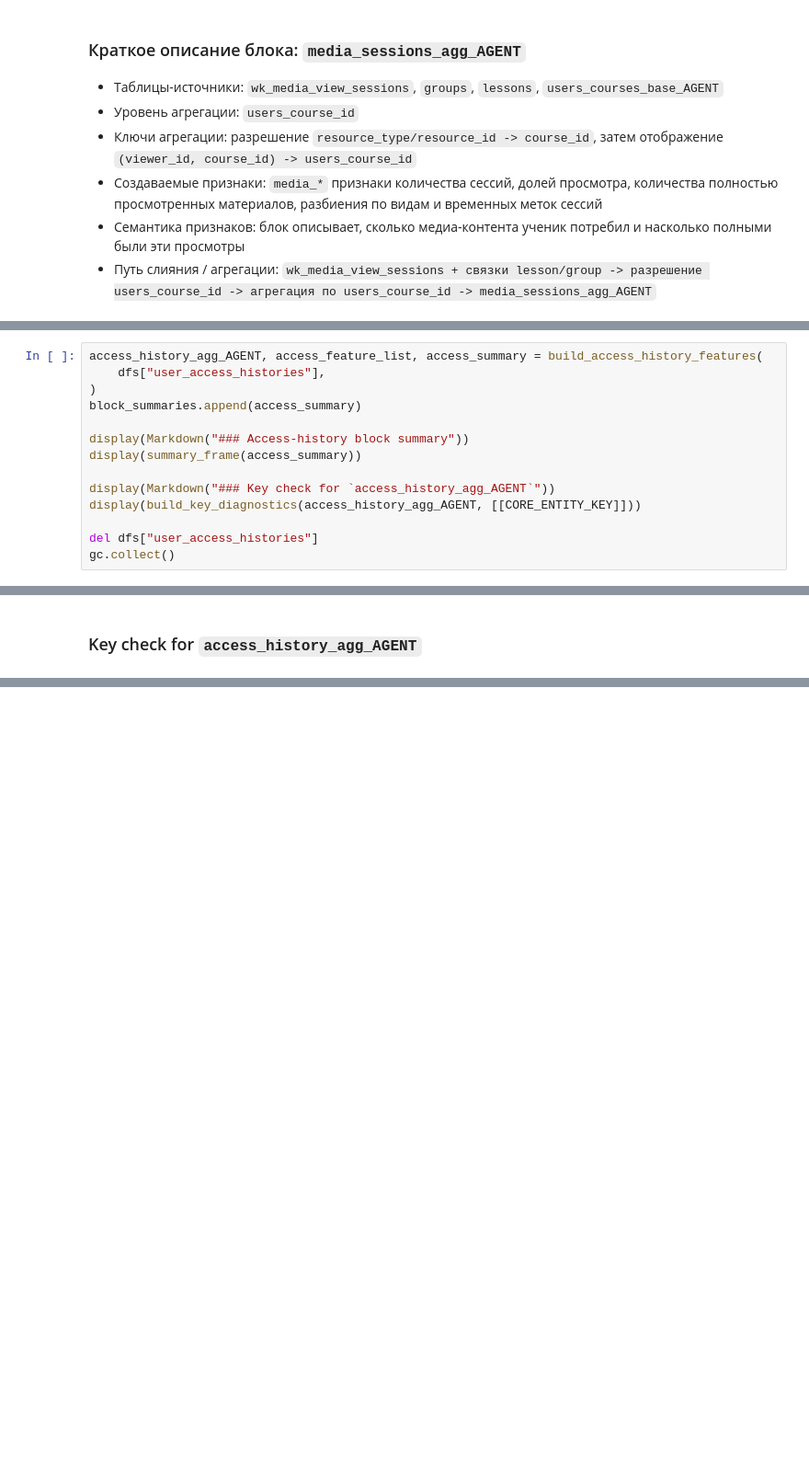
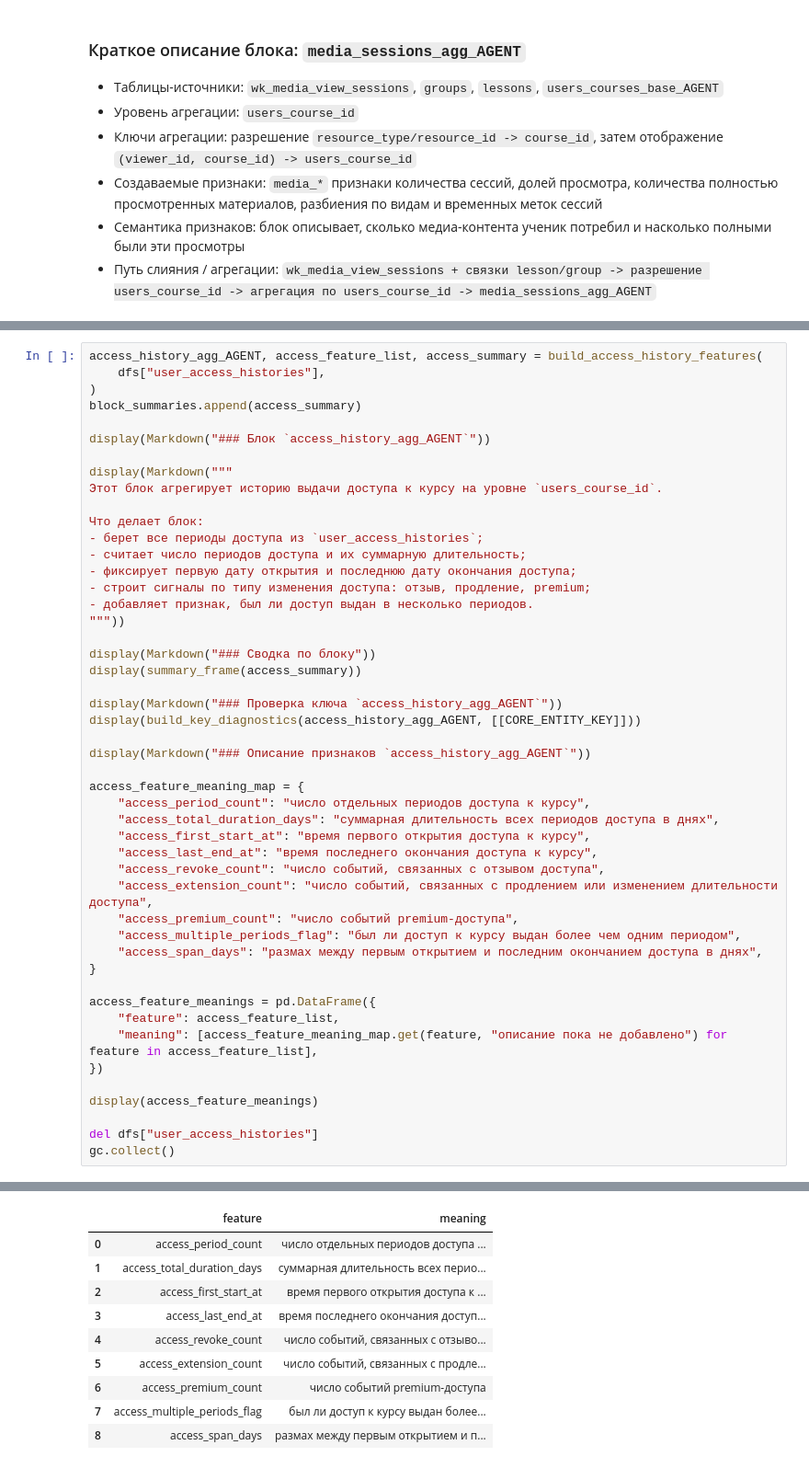
Before and after one commit to AntonDudDm/Xakaton, a Jupyter notebook: notebooks/preprocessing.ipynb, the cells around one changed output, grey strips where cells are left out. Shown at 92% size. Cells and saved outputs as stored; diff of their text form; blank space fills up the shorter version.

```diff
--- a/notebooks/preprocessing.ipynb
+++ b/notebooks/preprocessing.ipynb
@@ -2087,11 +2252,45 @@ access_history_agg_AGENT, access_feature_list, access_summary = build_access_his
 )
 block_summaries.append(access_summary)
 
-display(Markdown("### Access-history block summary"))
+display(Markdown("### Блок `access_history_agg_AGENT`"))
+
+display(Markdown("""
+Этот блок агрегирует историю выдачи доступа к курсу на уровне `users_course_id`.
+
+Что делает блок:
+- берет все периоды доступа из `user_access_histories`;
+- считает число периодов доступа и их суммарную длительность;
+- фиксирует первую дату открытия и последнюю дату окончания доступа;
+- строит сигналы по типу изменения доступа: отзыв, продление, premium;
+- добавляет признак, был ли доступ выдан в несколько периодов.
+"""))
+
+display(Markdown("### Сводка по блоку"))
 display(summary_frame(access_summary))
 
-display(Markdown("### Key check for `access_history_agg_AGENT`"))
+display(Markdown("### Проверка ключа `access_history_agg_AGENT`"))
 display(build_key_diagnostics(access_history_agg_AGENT, [[CORE_ENTITY_KEY]]))
+
+display(Markdown("### Описание признаков `access_history_agg_AGENT`"))
+
+access_feature_meaning_map = {
+    "access_period_count": "число отдельных периодов доступа к курсу",
+    "access_total_duration_days": "суммарная длительность всех периодов доступа в днях",
+    "access_first_start_at": "время первого открытия доступа к курсу",
+    "access_last_end_at": "время последнего окончания доступа к курсу",
+    "access_revoke_count": "число событий, связанных с отзывом доступа",
+    "access_extension_count": "число событий, связанных с продлением или изменением длительности доступа",
+    "access_premium_count": "число событий premium-доступа",
+    "access_multiple_periods_flag": "был ли доступ к курсу выдан более чем одним периодом",
+    "access_span_days": "размах между первым открытием и последним окончанием доступа в днях",
+}
+
+access_feature_meanings = pd.DataFrame({
+    "feature": access_feature_list,
+    "meaning": [access_feature_meaning_map.get(feature, "описание пока не добавлено") for feature in access_feature_list],
+})
+
+display(access_feature_meanings)
 
 del dfs["user_access_histories"]
 gc.collect()
@@ -2100,3 +2309,2 @@ gc.collect()
 |  | block_name | source_tables | target_level | rows | cols | key_cols | is_key_unique | feature_count | ... |
 | 0 | access_history_features | [user_access_histories] | users_course_id | 290784 | 10 | [users_course_id] | True | 9 | ... |
-### Key check for `access_history_agg_AGENT`
@@ -2104,0 +2315,10 @@ gc.collect()
+|  | feature | meaning |
+| 0 | access_period_count | число отдельных периодов доступа ... |
+| 1 | access_total_duration_days | суммарная длительность всех перио... |
+| 2 | access_first_start_at | время первого открытия доступа к ... |
+| 3 | access_last_end_at | время последнего окончания доступ... |
+| 4 | access_revoke_count | число событий, связанных с отзыво... |
+| 5 | access_extension_count | число событий, связанных с продле... |
+| 6 | access_premium_count | число событий premium-доступа |
+| 7 | access_multiple_periods_flag | был ли доступ к курсу выдан более... |
+| 8 | access_span_days | размах между первым открытием и п... |
```
Also changed, not shown: parts of 29 cells of this notebook, 3 other files.
